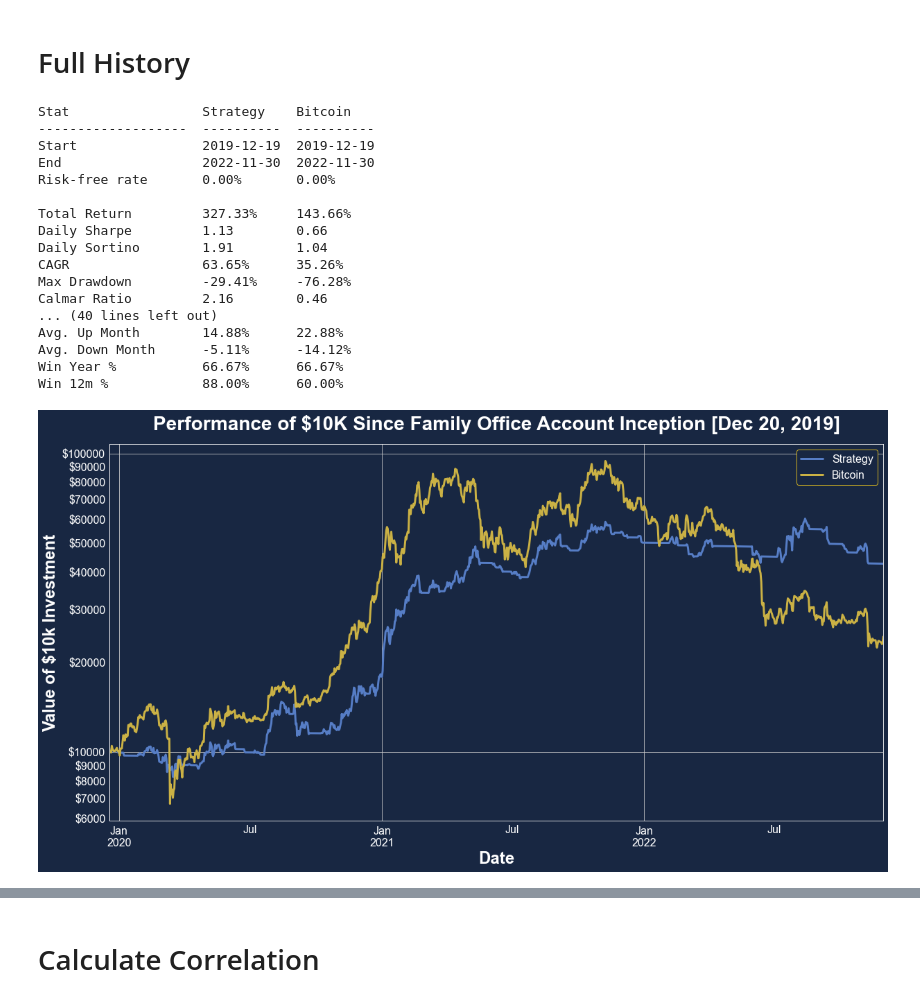
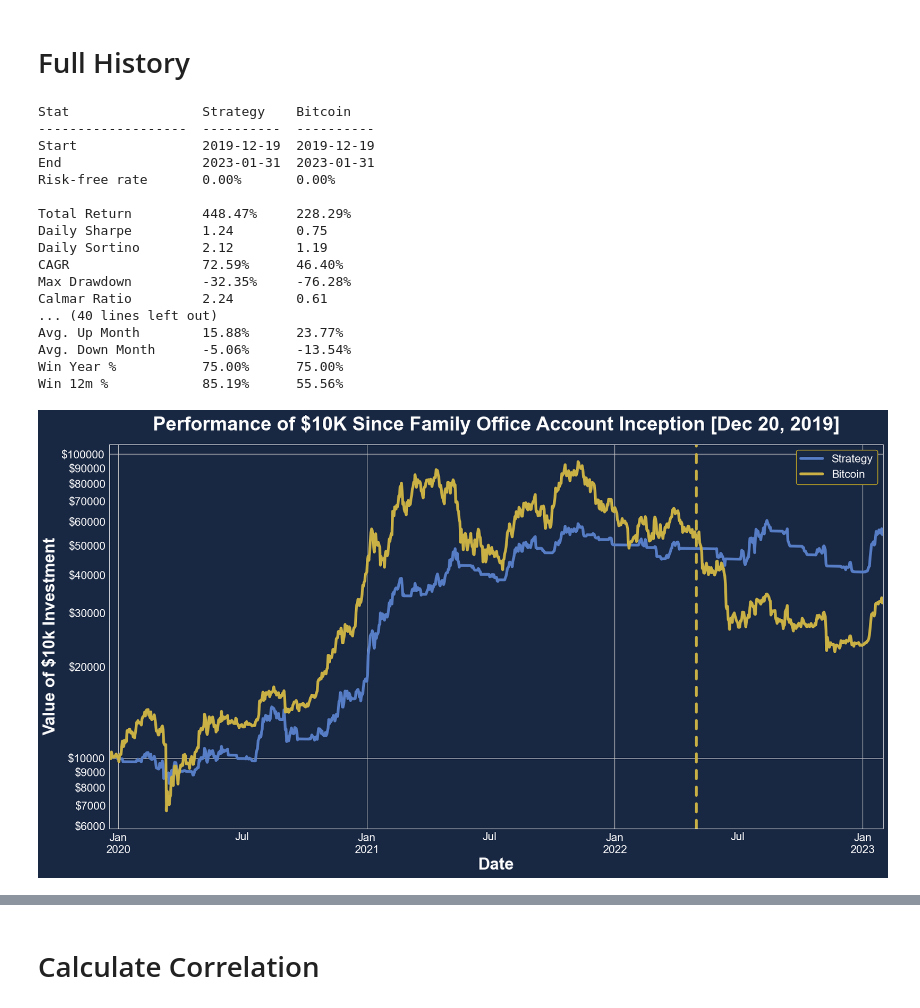
Before and after one commit to joshua-peck/truecode_metrics, a Jupyter notebook: TrueCode Metrics.ipynb, the cells around one changed output, grey strips where cells are left out. Saved outputs shown, nothing was run; the diff lists cells and outputs as text; code cells hidden in the pictures.

Commit message:
updating look and feel for charts

```diff
--- a/TrueCode Metrics.ipynb
+++ b/TrueCode Metrics.ipynb
@@ -10,9 +10,36 @@ import matplotlib as mpl
 pd.options.display.float_format = '{:,.4f}'.format
 sns.set_style("whitegrid")
 
+# mpl.rcParams.update({
+#                      'text.color' : "white",
+#                      'lines.linewidth': 3,
+#                      'font.size': 16.0,
+#                      'legend.facecolor': "182742",
+#                      'legend.edgecolor': 'CFB023',
+#                      'legend.fancybox': True,
+#                      'legend.framealpha': 1.,
+#                      'legend.loc': 'right',
+#                      'xtick.color': 'white',
+#                      'ytick.color': 'white',
+#                      'ytick.minor.visible': True,
+#                      'axes.facecolor': '#182742',
+#                      'axes.edgecolor': 'white',
+# #                      'axes.grid.axis': 'y',
+# #                      'axes.grid.which': 'minor',
+#                      'axes.labelcolor' : "white",
+#                      'axes.labelsize': "24",
+#                      'axes.labelweight': "bold",
+#                      'axes.titlesize': 28,
+#                      'axes.titleweight': 'bold',
+#                      'axes.titlepad': 20,
+#                      'figure.facecolor': '#182742',
+# #                      'xtick.bottom': False,
+#                     }
+#                    )
+
 mpl.rcParams.update({
                      'text.color' : "white",
-                     'lines.linewidth': 3,
+                     'lines.linewidth': 4,
                      'font.size': 16.0,
                      'legend.facecolor': "182742",
                      'legend.edgecolor': 'CFB023',
@@ -37,7 +64,7 @@ mpl.rcParams.update({
                     }
                    )
 # %%
-datafile = 'truecode-performance-20221130.csv'
+datafile = 'truecode-performance-20230131.csv'
 # %%
 FOA_START_DATE = dt.fromisoformat('2019-11-19')
 FOA_END_DATE = dt.fromisoformat('2022-04-30')
@@ -107,24 +134,25 @@ stats.display()
 Stat                 Strategy    Bitcoin
 -------------------  ----------  ----------
 Start                2019-12-19  2019-12-19
-End                  2022-11-30  2022-11-30
+End                  2023-01-31  2023-01-31
 Risk-free rate       0.00%       0.00%
 
-Total Return         327.33%     143.66%
-Daily Sharpe         1.13        0.66
-Daily Sortino        1.91        1.04
-CAGR                 63.65%      35.26%
-Max Drawdown         -29.41%     -76.28%
-Calmar Ratio         2.16        0.46
+Total Return         448.47%     228.29%
+Daily Sharpe         1.24        0.75
+Daily Sortino        2.12        1.19
+CAGR                 72.59%      46.40%
+Max Drawdown         -32.35%     -76.28%
+Calmar Ratio         2.24        0.61
 ... (40 lines left out)
-Avg. Up Month        14.88%      22.88%
-Avg. Down Month      -5.11%      -14.12%
-Win Year %           66.67%      66.67%
-Win 12m %            88.00%      60.00%
+Avg. Up Month        15.88%      23.77%
+Avg. Down Month      -5.06%      -13.54%
+Win Year %           75.00%      75.00%
+Win 12m %            85.19%      55.56%
 # %%
 ax = prices[['Strategy', 'Bitcoin']].plot.line(figsize=(20, 10), title='Performance of $10K Since Family Office Account Inception [Dec 20, 2019]', logy=True, color={'Strategy': '#567DC5', 'Bitcoin': '#CAB145'}, xlabel="Date", ylabel="Value of $10k Investment")
 ax.yaxis.set_major_formatter(lambda x, pos: f"${int(x)}")
 ax.yaxis.set_minor_formatter(lambda x, pos: f"${int(x)}")
+ax.axvline(dt(2022, 5, 1), color='#CAB145', label="Fund", dashes=(3, 3), dash_capstyle="round")
 ax.get_figure().savefig('graph-returns-all.pdf', format='pdf')
 # %% [output]
-[figure, old version]
+[figure, new version]
```
Also changed, not shown: parts of 10 cells of this notebook, 3 other files.
